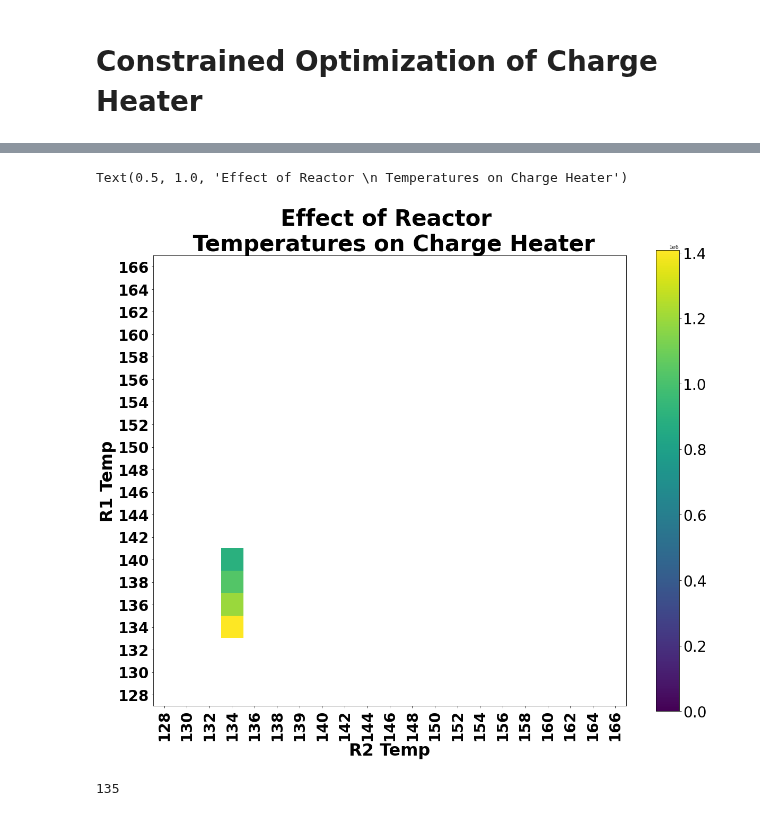
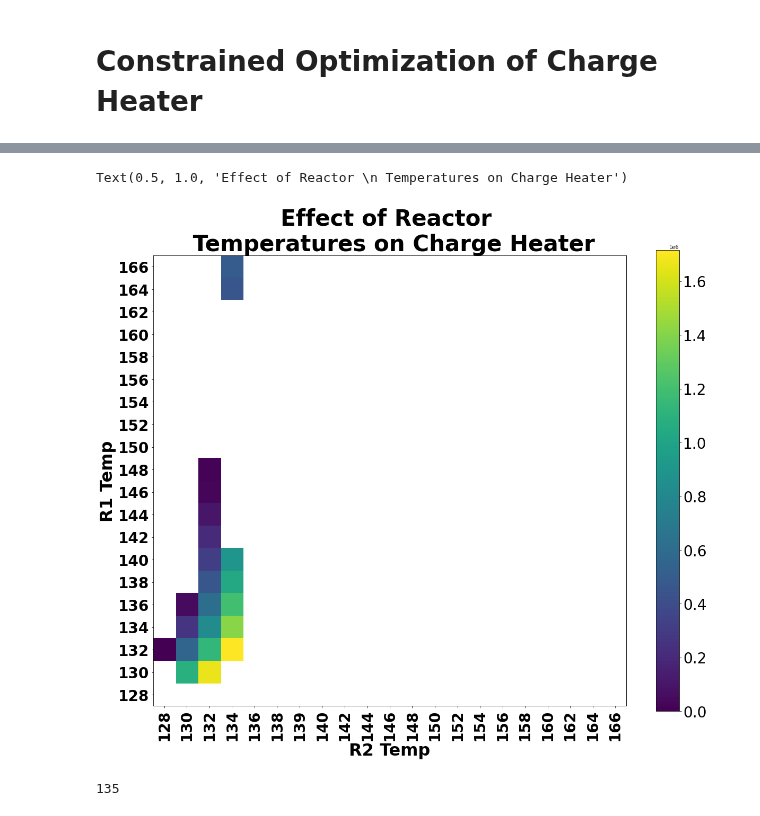
Before and after one commit to KISRDevelopment/iso-exploration, a Jupyter notebook: global_optima.ipynb, the cells around one changed output, grey strips where cells are left out. Cells and saved outputs as stored; diff of their text form; code cells hidden in the pictures.

```diff
--- a/global_optima.ipynb
+++ b/global_optima.ipynb
@@ -319,6 +368,10 @@ for i, r1t in enumerate(r1s):
 print(np.sum(np.isnan(M)))
 n,m = M.shape
 
+r1t, r2t = global_sol.loc['r1_charge_heater', 'r1_temp'], global_sol.loc['r1_charge_heater', 'r2_temp']
+mi = r1s.index(r1t)
+mj = r2s.index(r2t)
+
 M = M / (1000*1000)
 f, ax = plt.subplots(1, 1, figsize=(20, 20))
 im = ax.imshow(M, origin='lower', vmin=0, cmap='cividis')
@@ -332,6 +385,8 @@ cbar = f.colorbar(im, ax=ax, shrink=0.8)
 cbar.ax.tick_params(labelsize=32)
 
 ax.set_title('Charge Heater (GJ/Hour)', fontsize=48, fontweight='bold')
+
+ax.plot(mj, mi, markersize=50, marker='x', color='magenta', markeredgewidth=10)
 plt.savefig("tmp/fig7_charge_heater.tiff", bbox_inches='tight', transparent=True, pad_inches=0, dpi=300, pil_kwargs={"compression": "tiff_lzw"})
 # %% [output]
 41
@@ -358,33 +408,0 @@ np.max(dfe['process_yield'])
-# %%
-min_ch = np.min(dfe[dfe['r1_charge_heater'] > 0]['r1_charge_heater'])
-print("Min CH: %f" % min_ch)
-
-thres_ron = [82, 82.5, 83.0, 83.5, 84.0]
-thres_yield = [95, 96, 97, 98, 99]
-
-results = []
-matrix_format = []
-for min_ron in thres_ron:
-
-    row = np.zeros(len(thres_yield))
-    matrix_format.append(row)
-
-    for j, min_yield in enumerate(thres_yield):
-
-        ix = (ffdf['process_ron'] >= min_ron) & (ffdf['process_yield'] >= min_yield)
-
-        if np.sum(ix) > 0:
-            sdf = ffdf[ix]
-
-            best_ix = np.argmin(sdf['r1_charge_heater'])
-            best_index = sdf.index[best_ix]
-
-            results.append((min_ron, min_yield, best_index))
-
-            fold_increase = ffdf.loc[best_index]['r1_charge_heater']
-
-            row[j] = fold_increase
-matrix_format = np.array(matrix_format)
-results = np.array(results)
-matrix_df = pd.DataFrame(data=matrix_format, columns=thres_yield, index=thres_ron)
-matrix_df.to_csv("tmp/matrix_format.csv",index=True)
@@ -502,38 +513,38 @@ dependent_var = 'r1_charge_heater'
 yield_var = 'process_yield'
 ron_var = 'process_ron'
 min_yield = 98
-min_ron = 83.6
+min_ron = 83
 
 M = np.zeros((len(r1s), len(r2s)))
 for i, r1t in enumerate(r1s):
     for j, r2t in enumerate(r2s):
         sdf = dfe[(dfe['r1_temp'] == r1t) & (dfe['r2_temp'] == r2t) & (dfe['r1_charge_heater'] >= 0)]
         mean_dep = np.min(sdf[dependent_var])
         yields = sdf[yield_var]
         rons = sdf[ron_var]
 
         if np.any((yields >= min_yield) & (rons >= min_ron)):
             #print("%f,%f" % (r1t,r2t))
             M[i, j] = mean_dep
         else:
             M[i, j] = np.nan
 
 n,m = M.shape
 f, ax = plt.subplots(1, 1, figsize=(20, 20))
 im = ax.imshow(M, origin='lower', vmin=0)
 
 ax.set_xticks(np.arange(m))
 ax.set_xticklabels(['%d' % d for d in r2s], rotation=90, fontsize=28, fontweight='bold')
 ax.set_yticks(np.arange(n))
 ax.set_yticklabels(['%d' % d for d in r1s], fontsize=28, fontweight='bold')
 ax.set_xlabel('R2 Temp', fontsize=32, fontweight='bold')
 ax.set_ylabel('R1 Temp', fontsize=32, fontweight='bold')
 cbar = f.colorbar(im, ax=ax, shrink=0.8)
 cbar.ax.tick_params(labelsize=28)
 ax.set_title('Effect of Reactor \n Temperatures on Charge Heater', fontsize=42, fontweight='bold')
 # %% [output]
 Text(0.5, 1.0, 'Effect of Reactor \n Temperatures on Charge Heater')
-[figure, old version]
+[figure, new version]
 # %%
 ix = (dfe['process_ron'] >= 83) & (dfe['process_yield'] >= 99) & (dfe['r1_charge_heater'] > 0)
 np.sum(ix)
```
Also changed, not shown: parts of 16 cells of this notebook, 11 other files.
